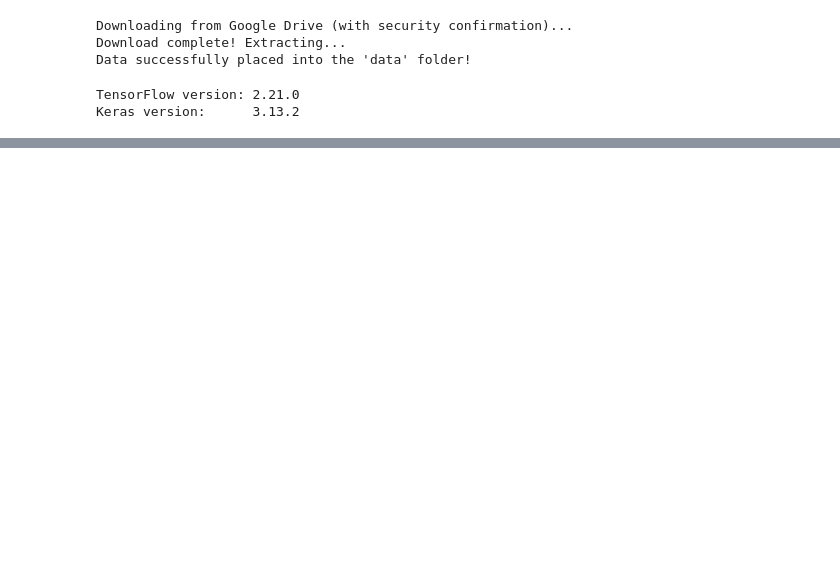
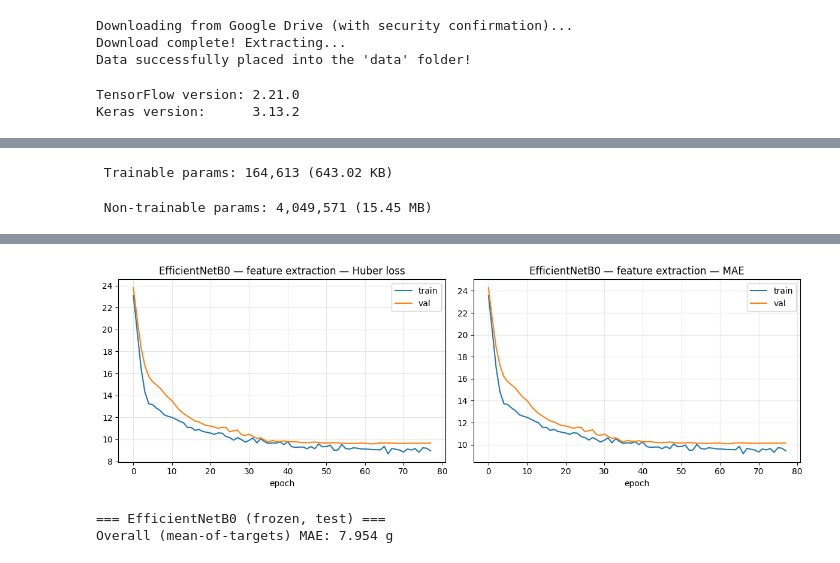
Before and after one commit to yulangrichard/Nagyhazi_Sordinger, a Jupyter notebook: nagyhazi_sordinger_milestone1.ipynb, the cells around one changed output, grey strips where cells are left out. Cells and saved outputs as stored; diff of their text form; code cells hidden in the pictures; blank space fills up the shorter version.

```diff
--- a/nagyhazi_sordinger_milestone1.ipynb
+++ b/nagyhazi_sordinger_milestone1.ipynb
@@ -200,0 +356,75 @@ plt.show()
+# %%
+# ============================================================
+# 7. TRANSFER LEARNING — feature extraction with EfficientNetB0
+# ============================================================
+def make_datasets(preprocess_fn):
+    def load_fn(file_path, label):
+        img = tf.io.read_file(file_path)
+        img = tf.image.decode_image(img, channels=3, expand_animations=False)
+        img = tf.image.resize(img, IMG_SIZE)
+        return preprocess_fn(img), label
+
+    tr = (tf.data.Dataset.from_tensor_slices((train_paths, y_train))
+          .map(load_fn, num_parallel_calls=AUTOTUNE)
+          .cache()
+          .shuffle(1000, seed=SEED)
+          .map(augment, num_parallel_calls=AUTOTUNE)   # augment AFTER cache (see note below)
+          .batch(BATCH_SIZE)
+          .prefetch(AUTOTUNE))
+
+    va = (tf.data.Dataset.from_tensor_slices((val_paths, y_val))
+          .map(load_fn, num_parallel_calls=AUTOTUNE)
+          .cache().batch(BATCH_SIZE).prefetch(AUTOTUNE))
+
+    te = (tf.data.Dataset.from_tensor_slices((test_paths, y_test))
+          .map(load_fn, num_parallel_calls=AUTOTUNE)
+          .cache().batch(BATCH_SIZE).prefetch(AUTOTUNE))
+    return tr, va, te
+
+
+def keep_0_255(img):
+    return img                       # EfficientNet handles normalisation internally
+
+tl_train, tl_val, tl_test = make_datasets(keep_0_255)
+
+# --- backbone ---
+base_model = keras.applications.EfficientNetB0(
+    include_top=False,
+    weights="imagenet",
+    input_shape=(*IMG_SIZE, 3),
+)
+base_model.trainable = False       # stage 1: freeze
+
+inputs  = keras.Input(shape=(*IMG_SIZE, 3), name="image")
+x       = base_model(inputs, training=False)      # keep BN in inference mode
+x       = layers.GlobalAveragePooling2D()(x)
+x       = layers.Dropout(0.3)(x)
+x       = layers.Dense(128, activation="relu")(x)
+x       = layers.Dropout(0.2)(x)
+outputs = layers.Dense(len(target_cols), name="biomass")(x)
+
+model_tl = keras.Model(inputs, outputs, name="efficientnetb0_regressor")
+model_tl.compile(
+    optimizer=keras.optimizers.Adam(LR_FEATURE),
+    loss=keras.losses.Huber(),
+    metrics=[keras.metrics.MeanAbsoluteError(name="mae")],
+)
+model_tl.summary()
+
+callbacks_fe = [
+    keras.callbacks.EarlyStopping(monitor="val_loss", patience=15,
+                                  restore_best_weights=True, verbose=1),
+    keras.callbacks.ReduceLROnPlateau(monitor="val_loss", factor=0.3,
+                                      patience=6, min_lr=1e-7, verbose=1),
+    keras.callbacks.ModelCheckpoint("feature_extraction_best.keras",
+                                    monitor="val_loss", save_best_only=True, verbose=1),
+]
+
+history_fe = model_tl.fit(
+    tl_train, validation_data=tl_val,
+    epochs=EPOCHS_FEATURE, callbacks=callbacks_fe,
+)
+
+plot_history(history_fe, "EfficientNetB0 — feature extraction")
+pred_fe, mae_fe = evaluate_model(model_tl, tl_test, y_test, "EfficientNetB0 (frozen, test)")
+# %% [output]
@@ -200,0 +453,2 @@ plt.show()
+ Trainable params: 164,613 (643.02 KB)
+ Non-trainable params: 4,049,571 (15.45 MB)
@@ -200,0 +472,3 @@ plt.show()
+[figure, added]
+=== EfficientNetB0 (frozen, test) ===
+Overall (mean-of-targets) MAE: 7.954 g
```
Also changed, not shown: parts of 8 cells of this notebook.
